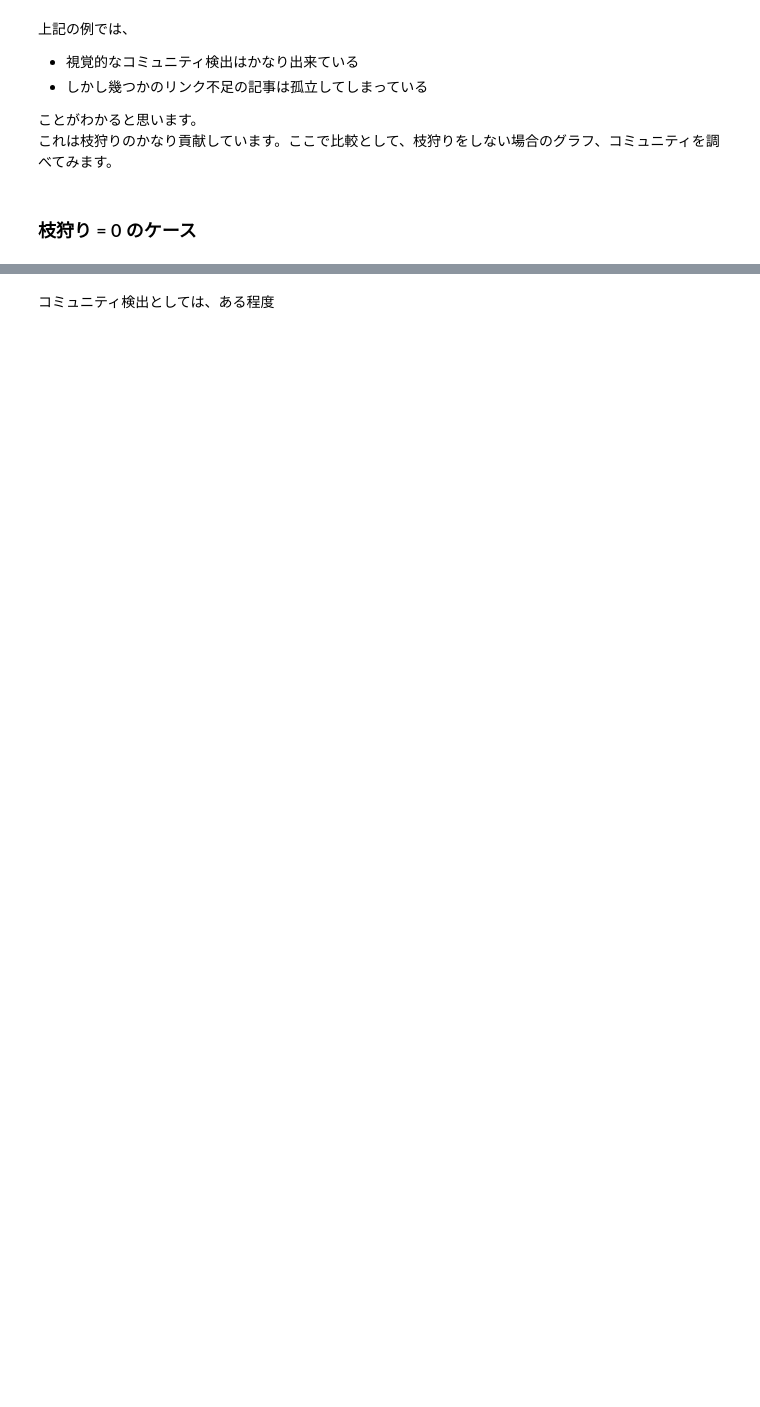
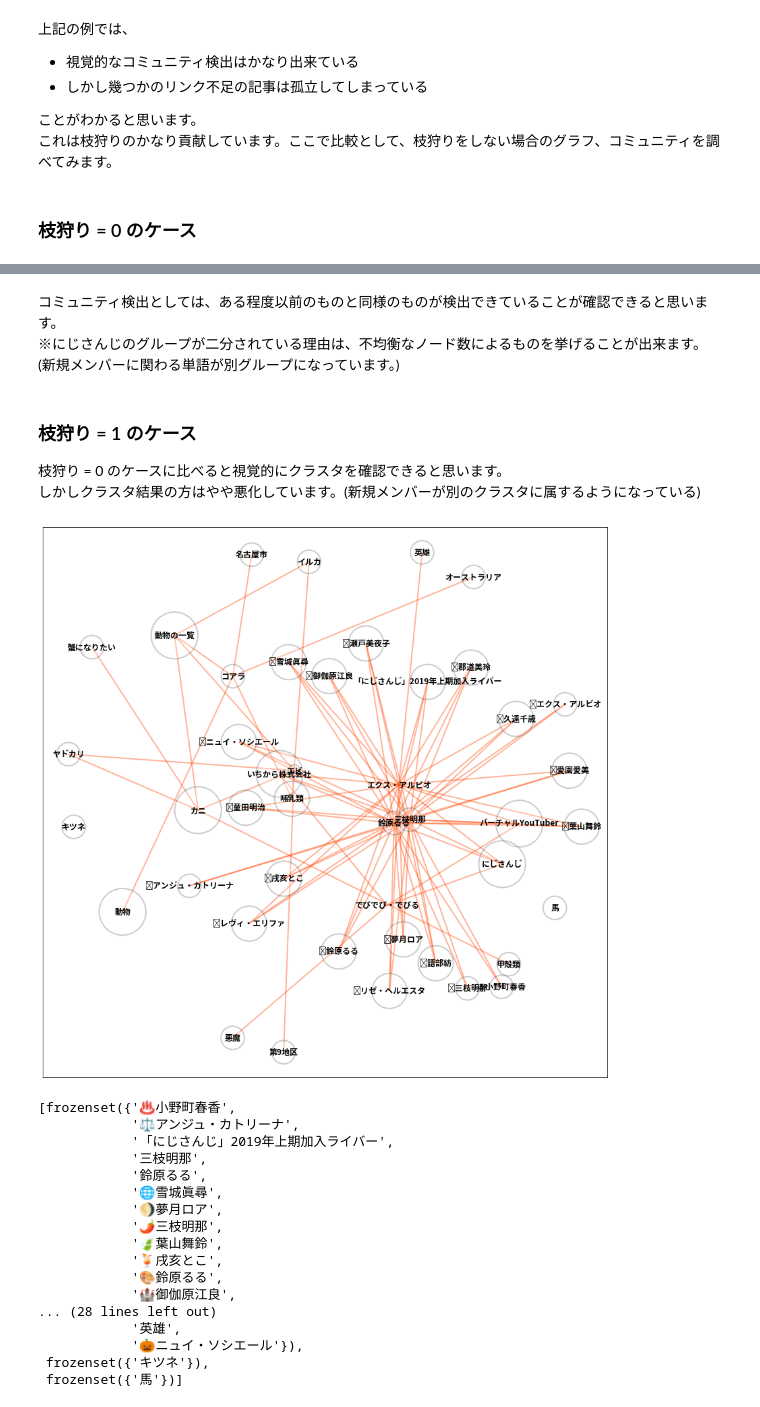
Before and after one commit to MokkeMeguru/jnmongo, a Jupyter notebook: visualize.ipynb, the cells around one changed output, grey strips where cells are left out. Saved outputs shown, nothing was run; the diff lists cells and outputs as text; code cells hidden in the pictures; blank space fills up the shorter version.

```diff
--- a/visualize.ipynb
+++ b/visualize.ipynb
@@ -372,5 +358,37 @@ pprint([c for c in community])
             '稲荷/伏見稲荷大社',
             '駄狐'}),
  frozenset({'海外の姓名の一覧', '馬'})]
-# %% [markdown]
-コミュニティ検出としては、ある程度
+# %% [markdown]
+コミュニティ検出としては、ある程度以前のものと同様のものが検出できていることが確認できると思います。
+※にじさんじのグループが二分されている理由は、不均衡なノード数によるものを挙げることが出来ます。
+(新規メンバーに関わる単語が別グループになっています。)
+# %% [markdown]
+### 枝狩り = 1 のケース
+
+枝狩り = 0 のケースに比べると視覚的にクラスタを確認できると思います。
+しかしクラスタ結果の方はやや悪化しています。(新規メンバーが別のクラスタに属するようになっている)
+# %%
+G = generate_graph(1)
+plot_graph(G, figsize=(15, 15))
+community = nx.algorithms.community.greedy_modularity_communities(G)
+from pprint import pprint
+pprint([c for c in community])
+# %% [output]
+[figure, added]
+[frozenset({'♨小野町春香',
+            '⚖アンジュ・カトリーナ',
+            '「にじさんじ」2019年上期加入ライバー',
+            '三枝明那',
+            '鈴原るる',
+            '🌐雪城眞尋',
+            '🌖夢月ロア',
+            '🌶三枝明那',
+            '🍃葉山舞鈴',
+            '🍹戌亥とこ',
+            '🎨鈴原るる',
+            '🏰御伽原江良',
+... (28 lines left out)
+            '英雄',
+            '🎃ニュイ・ソシエール'}),
+ frozenset({'キツネ'}),
+ frozenset({'馬'})]
```
Also changed, not shown: parts of 10 cells of this notebook, 5 other files.
